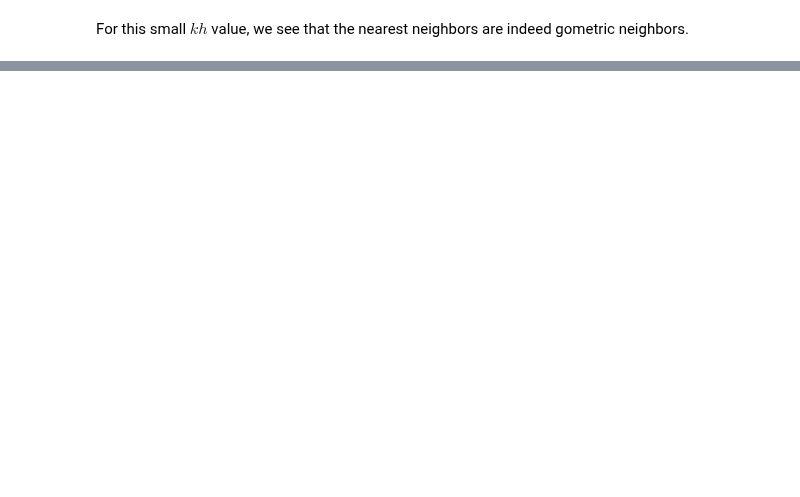
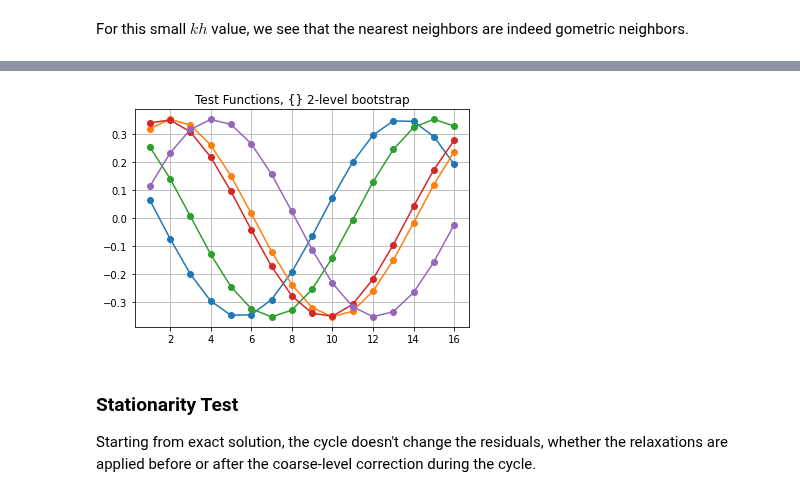
Before and after one commit to 436ahsan/Helmholtz, a Jupyter notebook: notebooks/1d_tests.ipynb, the cells around one changed output, grey strips where cells are left out. Cells and saved outputs as stored; diff of their text form; code cells hidden in the pictures; blank space fills up the shorter version.

```diff
--- a/notebooks/1d_tests.ipynb
+++ b/notebooks/1d_tests.ipynb
@@ -132,0 +246,13 @@ For this small $kh$ value, we see that the nearest neighbors are indeed gometric
+# %%
+np.random.seed(0)
+x, multilevel = hm.bootstrap.generate_test_matrix(a, 0, num_examples=8, num_bootstrap_steps=2)
+assert len(multilevel) == 2
+
+# FMG start so (x, lambda) has a reasonable initial guess.
+level = multilevel.level[0]
+x_init = hm.bootstrap.fmg(multilevel, num_cycles_finest=0)
+
+# Check that (3,3) is at least as fast as (3,2). Print conv factor vs. nu1, nu2.
+# x, lam = exact_eigenpair(multilevel.level[0].a)
+# x = x[:, None]
+# multilevel.level[0].global_params.lam = lam
@@ -132,0 +295,12 @@ For this small $kh$ value, we see that the nearest neighbors are indeed gometric
+# %%
+gridpoint = np.arange(1, n+1)
+for i in range(5):
+    plt.plot(gridpoint, x[:, i], '-o')
+plt.grid(True);
+plt.title("Test Functions, {} 2-level bootstrap");
+#plt.savefig("/Users/olivne/Desktop/test_functions.png")
+# %% [output]
+[figure, added]
+# %% [markdown]
+### Stationarity Test
+Starting from exact solution, the cycle doesn't change the residuals, whether the relaxations are applied before or after the coarse-level correction during the cycle.
```
Also changed, not shown: parts of 53 cells of this notebook, 3 other files.
